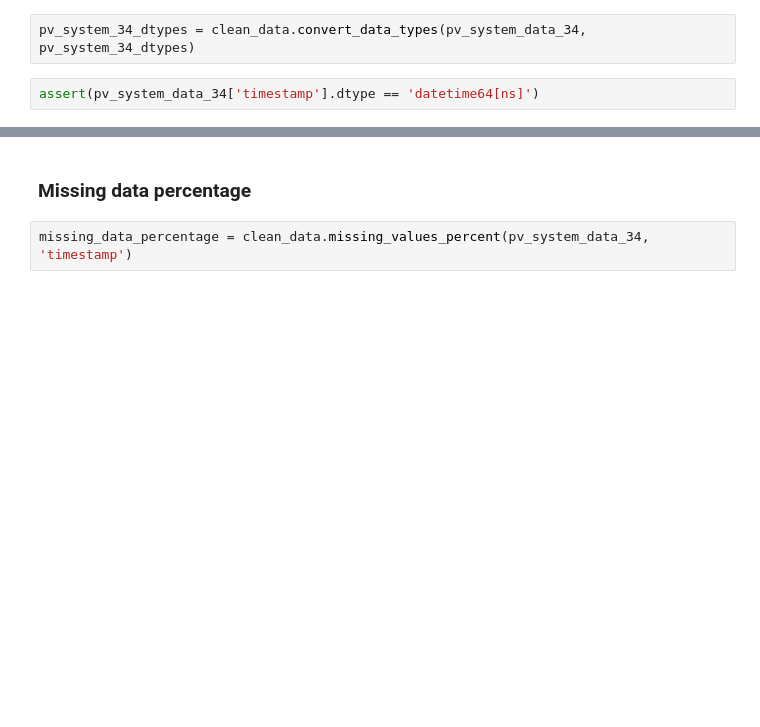
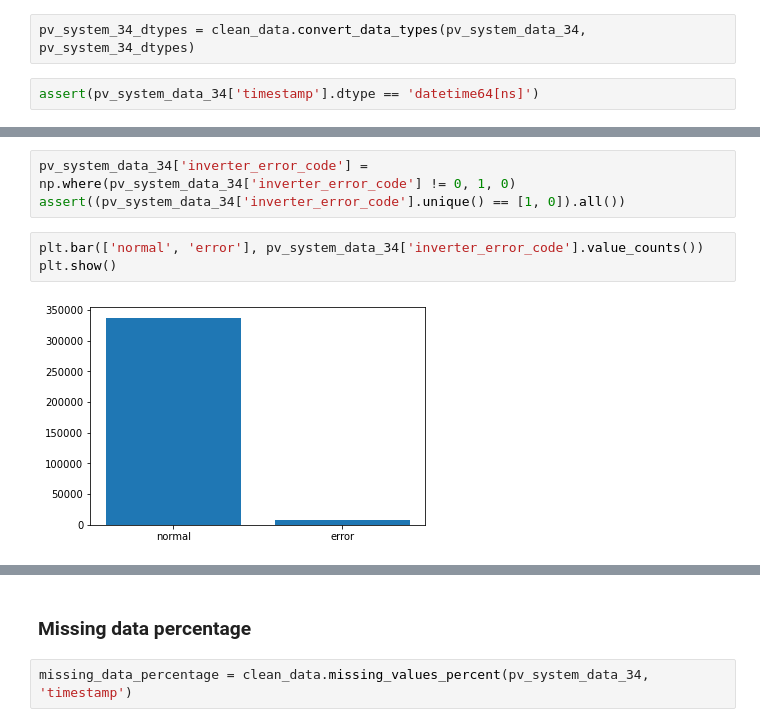
Before and after one commit to Ivelina-Z/Anomaly-detection-in-PV-system, a Jupyter notebook: data_EDA_system_34.ipynb, the cells around one changed output, grey strips where cells are left out. Drawn from its saved outputs; the diff is of its cells as text; blank space fills up the shorter version.

```diff
--- a/data_EDA_system_34.ipynb
+++ b/data_EDA_system_34.ipynb
@@ -79,0 +117,8 @@ assert(pv_system_data_34['timestamp'].dtype == 'datetime64[ns]')
+# %%
+pv_system_data_34['inverter_error_code'] = np.where(pv_system_data_34['inverter_error_code'] != 0, 1, 0)
+assert((pv_system_data_34['inverter_error_code'].unique() == [1, 0]).all())
+# %%
+plt.bar(['normal', 'error'], pv_system_data_34['inverter_error_code'].value_counts())
+plt.show()
+# %% [output]
+[figure, added]
```
Also changed, not shown: parts of 20 cells of this notebook.
